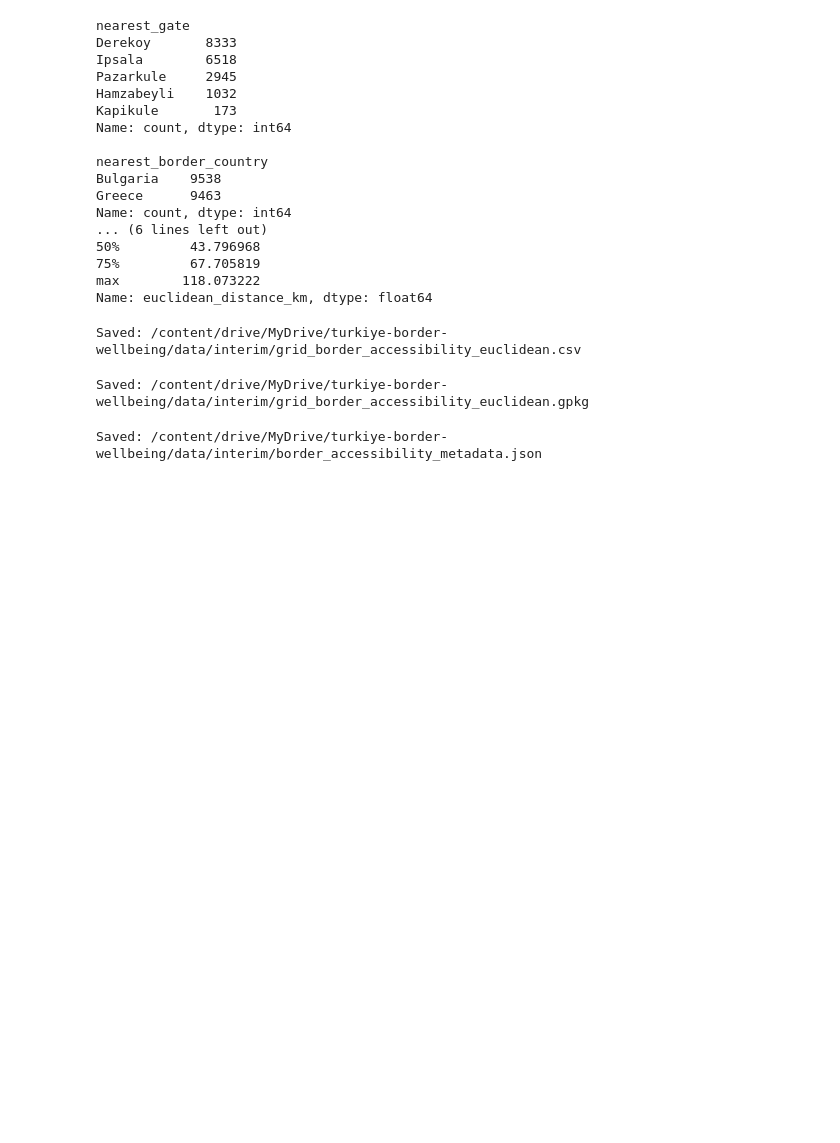
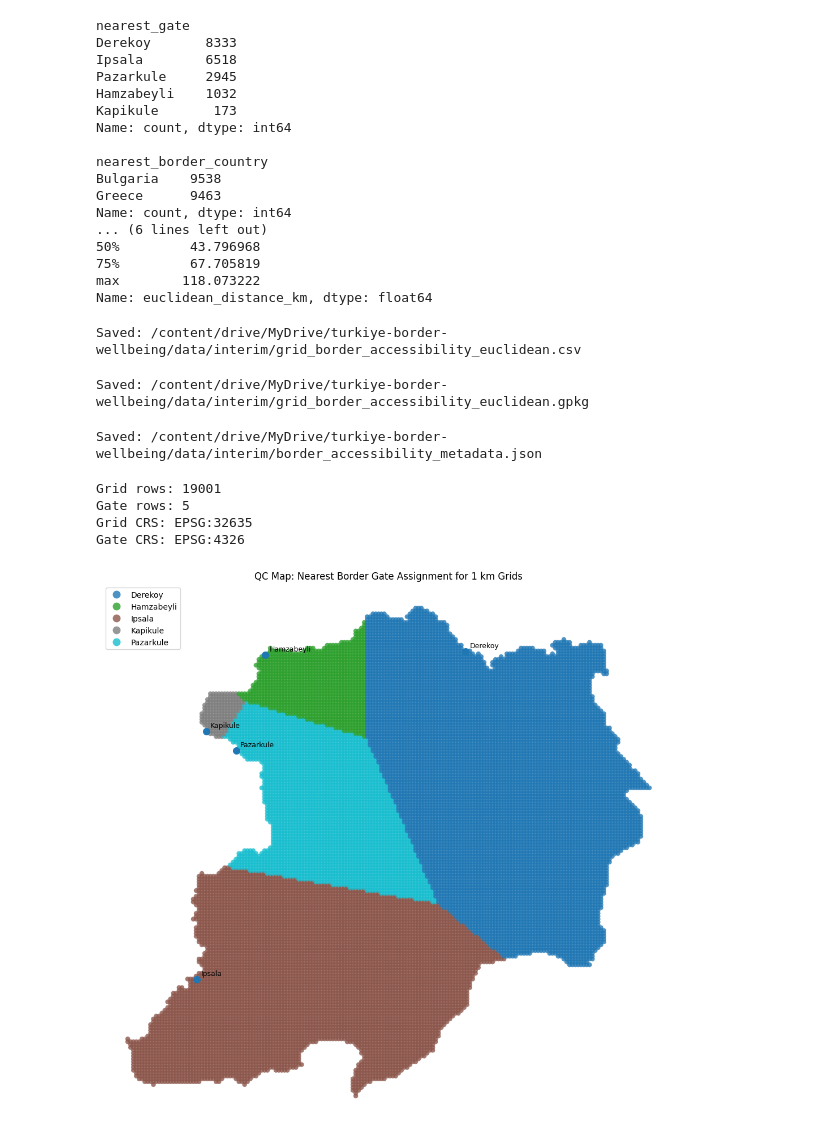
Before and after one commit to sureyyatemelli/turkiye-border-wellbeing, a Jupyter notebook: notebooks/03_border_accessibility/03_border_accessibility.ipynb, the cells around one changed output. Drawn from its saved outputs; the diff is of its cells as text; code cells hidden in the pictures; blank space fills up the shorter version.

Commit message:
Update border accessibility notebook and add QC maps

```diff
--- a/notebooks/03_border_accessibility/03_border_accessibility.ipynb
+++ b/notebooks/03_border_accessibility/03_border_accessibility.ipynb
@@ -448,0 +461,53 @@ Saved: /content/drive/MyDrive/turkiye-border-wellbeing/data/interim/border_acces
+# %%
+grid_access = gpd.read_file(
+    INTERIM / "grid_border_accessibility_euclidean.gpkg"
+)
+
+gates = gpd.read_file(
+    RAW_GATES / "border_crossings_master_raw.gpkg"
+)
+
+print("Grid rows:", len(grid_access))
+print("Gate rows:", len(gates))
+print("Grid CRS:", grid_access.crs)
+print("Gate CRS:", gates.crs)
+# %% [output]
+Grid rows: 19001
+Gate rows: 5
+Grid CRS: EPSG:32635
+Gate CRS: EPSG:4326
+# %%
+if gates.crs != grid_access.crs:
+    gates = gates.to_crs(grid_access.crs)
+# %%
+fig, ax = plt.subplots(figsize=(11, 10))
+
+grid_access.plot(
+    column="nearest_gate",
+    ax=ax,
+    legend=True,
+    linewidth=0.05,
+    alpha=0.8
+)
+
+gates.plot(
+    ax=ax,
+    markersize=70
+)
+
+for _, row in gates.iterrows():
+    ax.annotate(
+        row["gate_name"],
+        (row.geometry.x, row.geometry.y),
+        xytext=(5, 5),
+        textcoords="offset points",
+        fontsize=9
+    )
+
+ax.set_title("QC Map: Nearest Border Gate Assignment for 1 km Grids")
+ax.set_axis_off()
+
+plt.tight_layout()
+plt.show()
+# %% [output]
+[figure, added]
```
Also changed, not shown: parts of 7 cells of this notebook, 2 other files.
